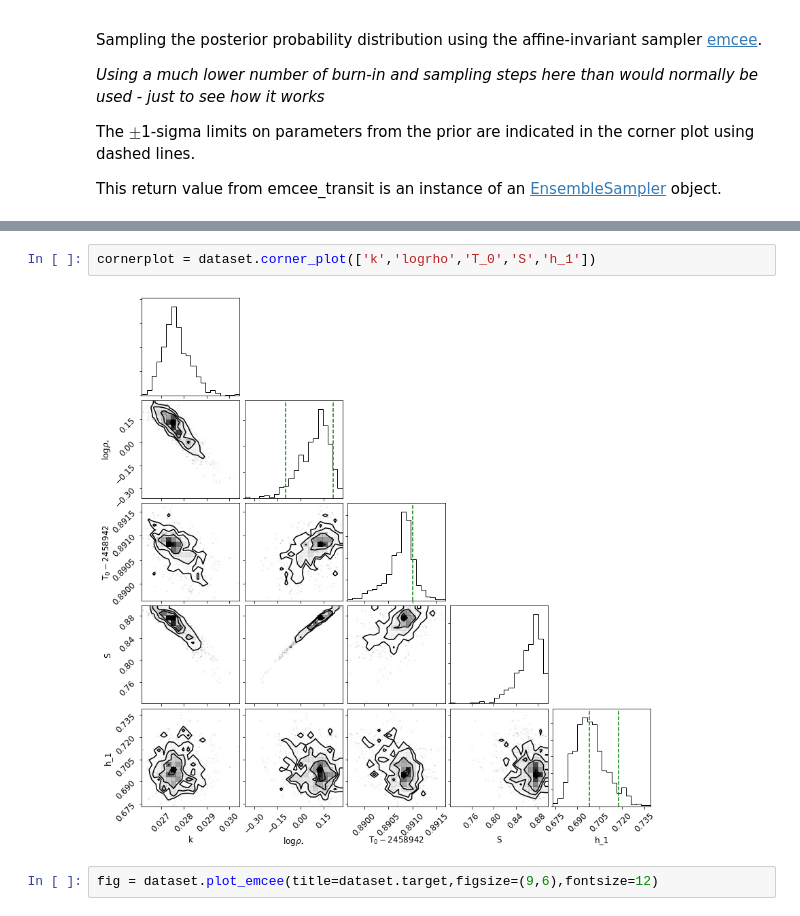
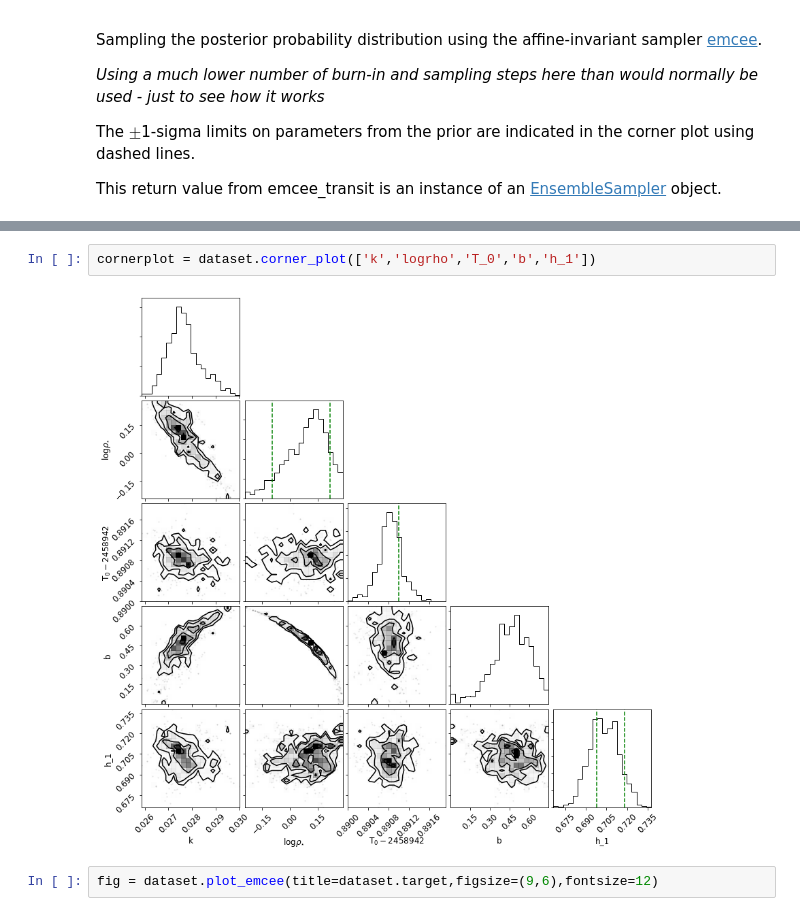
Before and after one commit to pmaxted/pycheops, a Jupyter notebook: pycheops/examples/Notebooks/dataset_fit_transit_from_simulation.ipynb, the cells around one changed output, grey strips where cells are left out. Drawn from its saved outputs; the diff is of its cells as text.

```diff
--- a/pycheops/examples/Notebooks/dataset_fit_transit_from_simulation.ipynb
+++ b/pycheops/examples/Notebooks/dataset_fit_transit_from_simulation.ipynb
@@ -170,9 +173,9 @@ Running sampler ..
     h_1:       0.70800000 +/- 0.01000000
     logrho:    0.05926000 +/- 0.15557188
 # %%
-cornerplot = dataset.corner_plot(['k','logrho','T_0','S','h_1'])
+cornerplot = dataset.corner_plot(['k','logrho','T_0','b','h_1'])
 # %% [output]
-[figure, old version]
+[figure, new version]
 # %%
 fig = dataset.plot_emcee(title=dataset.target,figsize=(9,6),fontsize=12)
 # %% [output]
```
Also changed, not shown: parts of 8 cells of this notebook, 13 other files.
